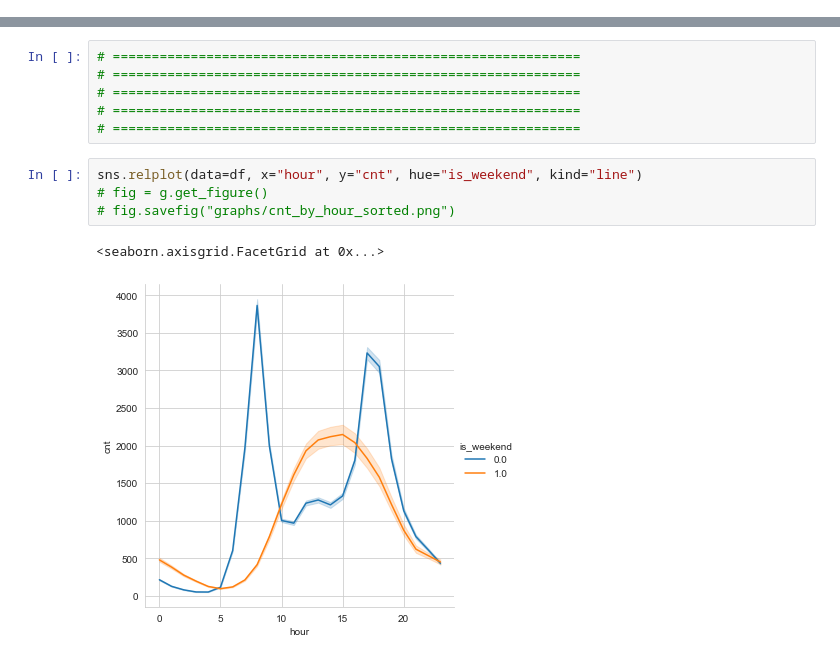
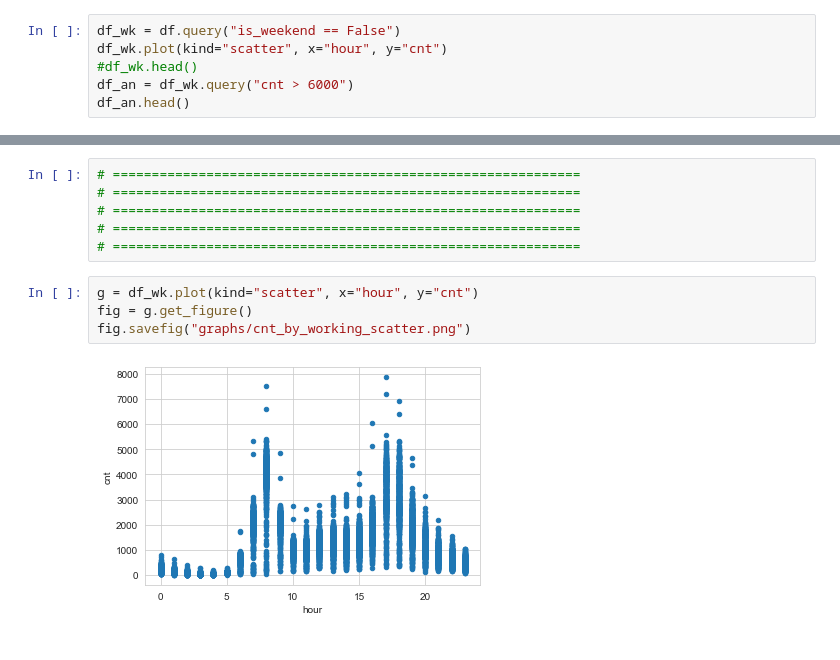
Before and after one commit to Trickster2038/research0, a Jupyter notebook: bicycles.ipynb, the cells around one changed output, grey strips where cells are left out. Drawn from its saved outputs; the diff is of its cells as text.

```diff
--- a/bicycles.ipynb
+++ b/bicycles.ipynb
@@ -109,0 +120,6 @@ df.plot(kind="scatter", x="hour", y="cnt")
+# %%
+df_wk = df.query("is_weekend == False")
+df_wk.plot(kind="scatter", x="hour", y="cnt")
+#df_wk.head()
+df_an = df_wk.query("cnt > 6000")
+df_an.head()
@@ -265,9 +291,8 @@ https://ria.ru/20150709/1123507295.html
 # ============================================================
 # ============================================================
 # %%
-sns.relplot(data=df, x="hour", y="cnt", hue="is_weekend", kind="line")
-# fig = g.get_figure()
-# fig.savefig("graphs/cnt_by_hour_sorted.png")
+g = df_wk.plot(kind="scatter", x="hour", y="cnt")
+fig = g.get_figure()
+fig.savefig("graphs/cnt_by_working_scatter.png")
 # %% [output]
-<seaborn.axisgrid.FacetGrid at 0x...>
-[figure, old version]
+[figure, new version]
```
Also changed, not shown: parts of 8 cells of this notebook, 8 other files.
